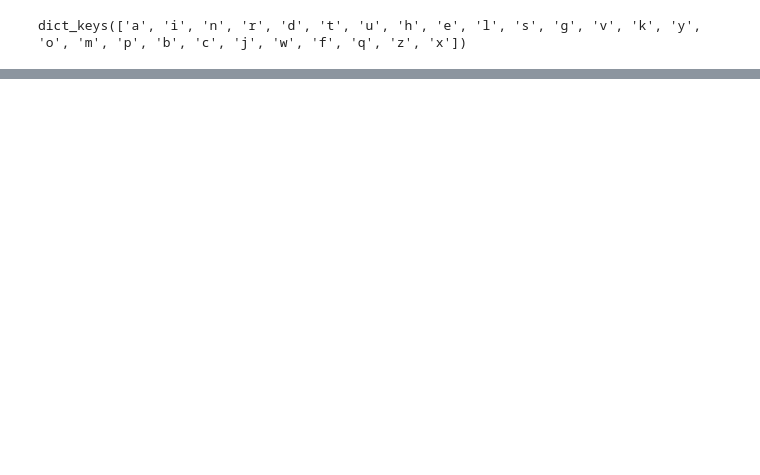
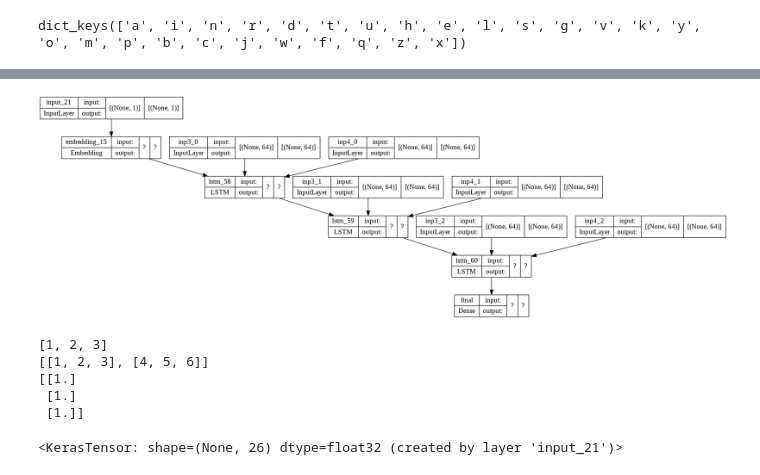
Before and after one commit to akshaygrao77/DeepLearning-Assignment3, a Jupyter notebook: DL_Assignment_3.ipynb, the cells around one changed output, grey strips where cells are left out. Cells and saved outputs as stored; diff of their text form; code cells hidden in the pictures; blank space fills up the shorter version.

```diff
--- a/DL_Assignment_3.ipynb
+++ b/DL_Assignment_3.ipynb
@@ -157,0 +284,4 @@ def build_model(rnn_type,embedding_dim,encoder_layers,decoder_layers,dropout,lat
+# %%
+plot_model(decoder_inference_model, to_file='model.png', show_shapes=True)
+# %% [output]
+[figure, added]
@@ -157,0 +328,18 @@ def build_model(rnn_type,embedding_dim,encoder_layers,decoder_layers,dropout,lat
+# %%
+ee = [1,2,3]
+print(ee)
+fee = [ee] +[[4,5,6]]
+print(fee)
+foo = np.zeros(shape=(3,1))
+foo[:,0]=1
+print(str(foo))
+# %% [output]
+[1, 2, 3]
+[[1, 2, 3], [4, 5, 6]]
+[[1.]
+ [1.]
+ [1.]]
+# %%
+model.inputs[0]
+# %% [output]
+<KerasTensor: shape=(None, 26) dtype=float32 (created by layer 'input_21')>
```
Also changed, not shown: parts of 17 cells of this notebook.
